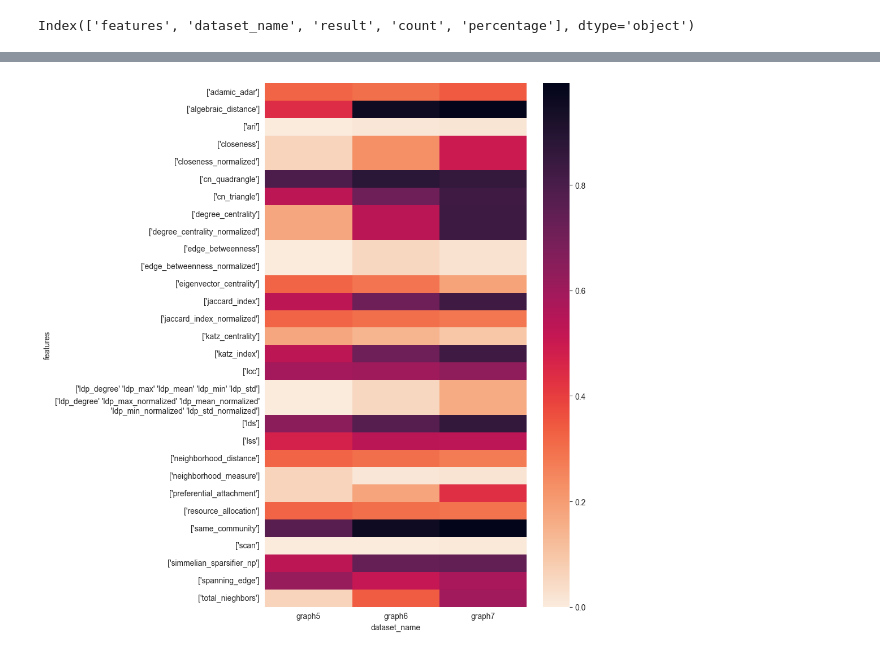
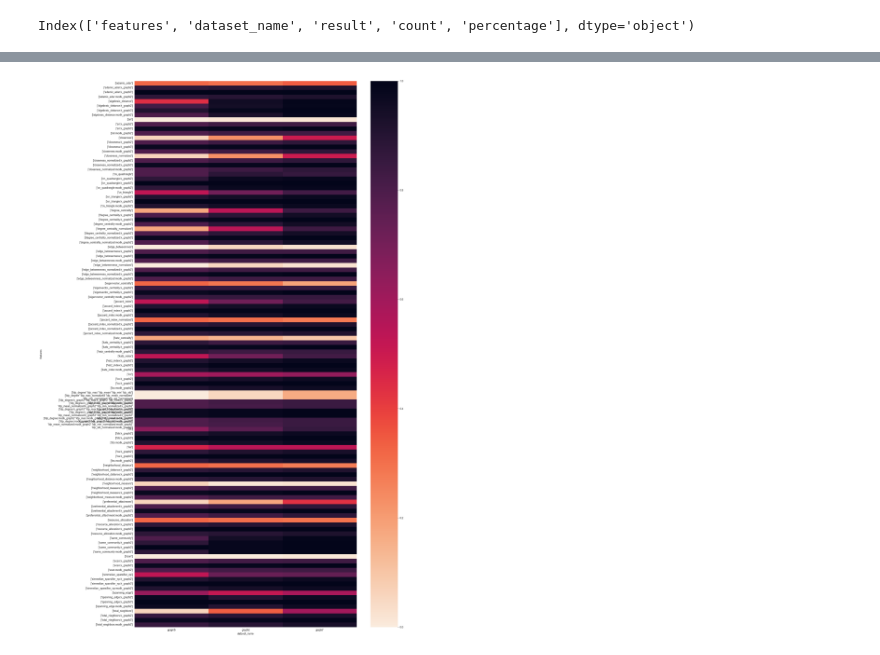
Before and after one commit to Kujonick/Analysis-of-graph-topological-descriptors-for-the-graph-isomorphism-problem, a Jupyter notebook: notebooks/tests.ipynb, the cells around one changed output, grey strips where cells are left out. Cells and saved outputs as stored; diff of their text form; code cells hidden in the pictures.

```diff
--- a/notebooks/tests.ipynb
+++ b/notebooks/tests.ipynb
@@ -161,19 +146,23 @@ test_data['features'].iloc[0]
 # %%
-data2d = test_data[~test_data['features'].str.contains('graph')].pivot(index="features", columns="dataset_name", values="percentage")
+# data2d = test_data[~test_data['features'].str.contains('graph')].pivot(index="features", columns="dataset_name", values="percentage")
+# data2d = test_data[test_data['features'].str.contains(':k_graph2')].pivot(index="features", columns="dataset_name", values="percentage")
+
+data2d = test_data.pivot(index="features", columns="dataset_name", values="percentage")
+
 
 data2d = data2d.sort_index()
 
-g = sns.heatmap(data=data2d, cmap='rocket_r')
+g = sns.heatmap(data=data2d, cmap='rocket_r', vmin=0, vmax=1)
 fig = plt.gcf()
-fig.set_size_inches(10,10)
+fig.set_size_inches(20,30)
 plt.tight_layout()
 
 g.set_yticks(np.arange(data2d.shape[0]) + 0.5)
 
 _ = g.set_yticklabels(data2d.index)
 
 g.set_xticks(np.arange(data2d.shape[1]) + 0.5)
 
 _ = g.set_xticklabels(data2d.columns)
 # %% [output]
-[figure, old version]
+[figure, new version]
```
Also changed, not shown: parts of 8 cells of this notebook, 4 other files.
